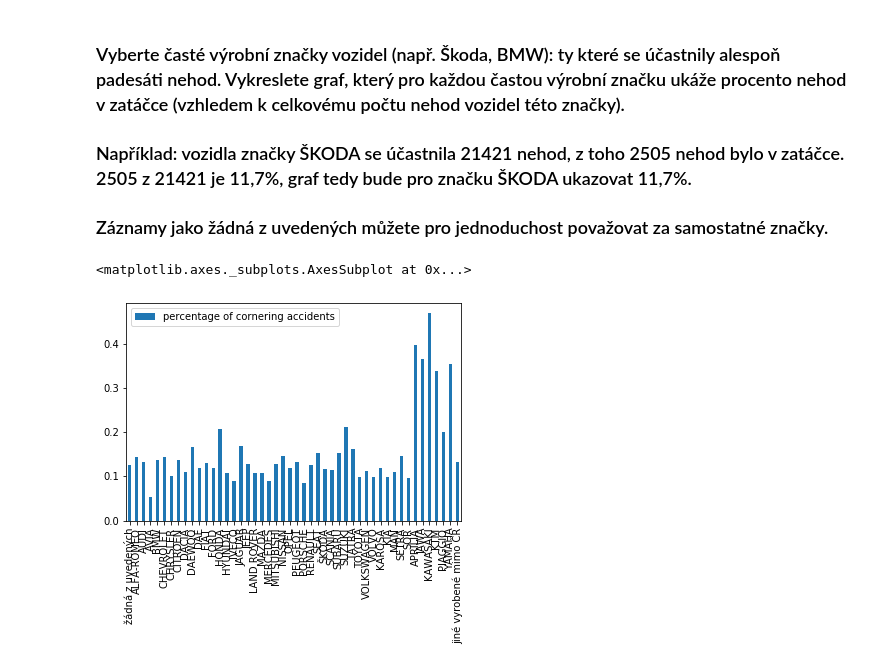
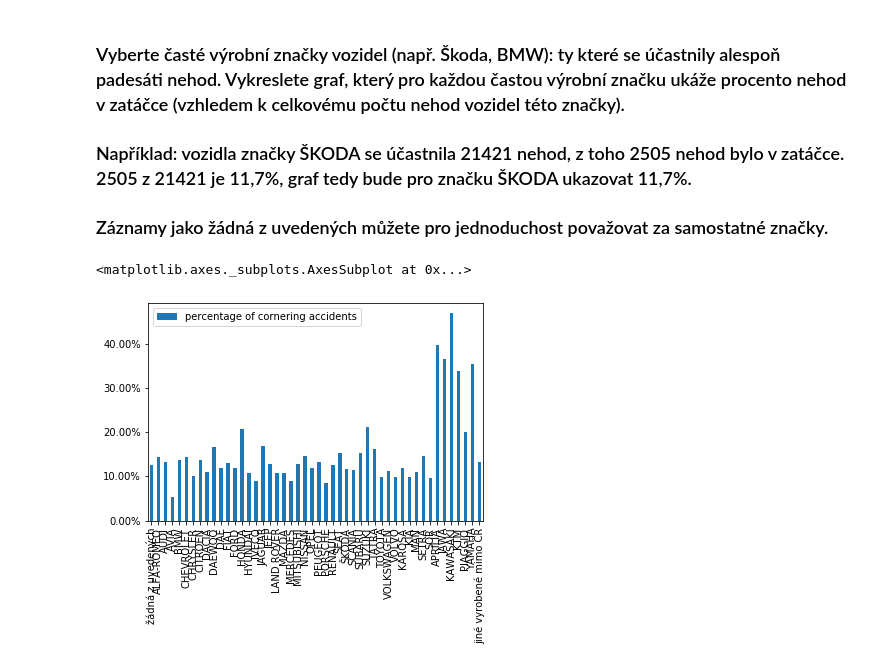
Before and after one commit to CapekM/PYT-Pandas, a Jupyter notebook: Untitled.ipynb, the cells around one changed output. Cells and saved outputs as stored; diff of their text form; code cells hidden in the pictures.

Commit message:
change charts to percentage

```diff
--- a/Untitled.ipynb
+++ b/Untitled.ipynb
@@ -83,18 +83,22 @@ print(f"{tram_deadly*100}%")
 # %%
 # In the next block will be same thing without for loop
 d = {'brand': [], 'percentage of cornering accidents': []}
 for i in range(100):
     all_accidents = len(clean[clean['vyrobni_znacka_motoroveho_vozidla'] == i])
     if (all_accidents > 50):
         in_kurve = len(clean[(clean['vyrobni_znacka_motoroveho_vozidla'] == i) & (clean['smerove_pomery'] == 3)])
         brand = decode_key['vyrobni_znacka_motoroveho_vozidla'][i]
         d['brand'].append(brand)
         d['percentage of cornering accidents'].append(in_kurve/all_accidents)
 data = pd.DataFrame(data=d['percentage of cornering accidents'], index=d['brand'], columns=['percentage of cornering accidents'])
-data.plot.bar()
+ax = data.plot.bar()
+
+vals = ax.get_yticks()
+ax.set_yticklabels(['{:,.2%}'.format(x) for x in vals])
+ax
 # %% [output]
 <matplotlib.axes._subplots.AxesSubplot at 0x...>
-[figure, old version]
+[figure, new version]
 # %%
 count = clean.groupby('vyrobni_znacka_motoroveho_vozidla').count()['identifikacni_cislo']
 mask = count > 50
```
Also changed, not shown: parts of 1 cell of this notebook.
